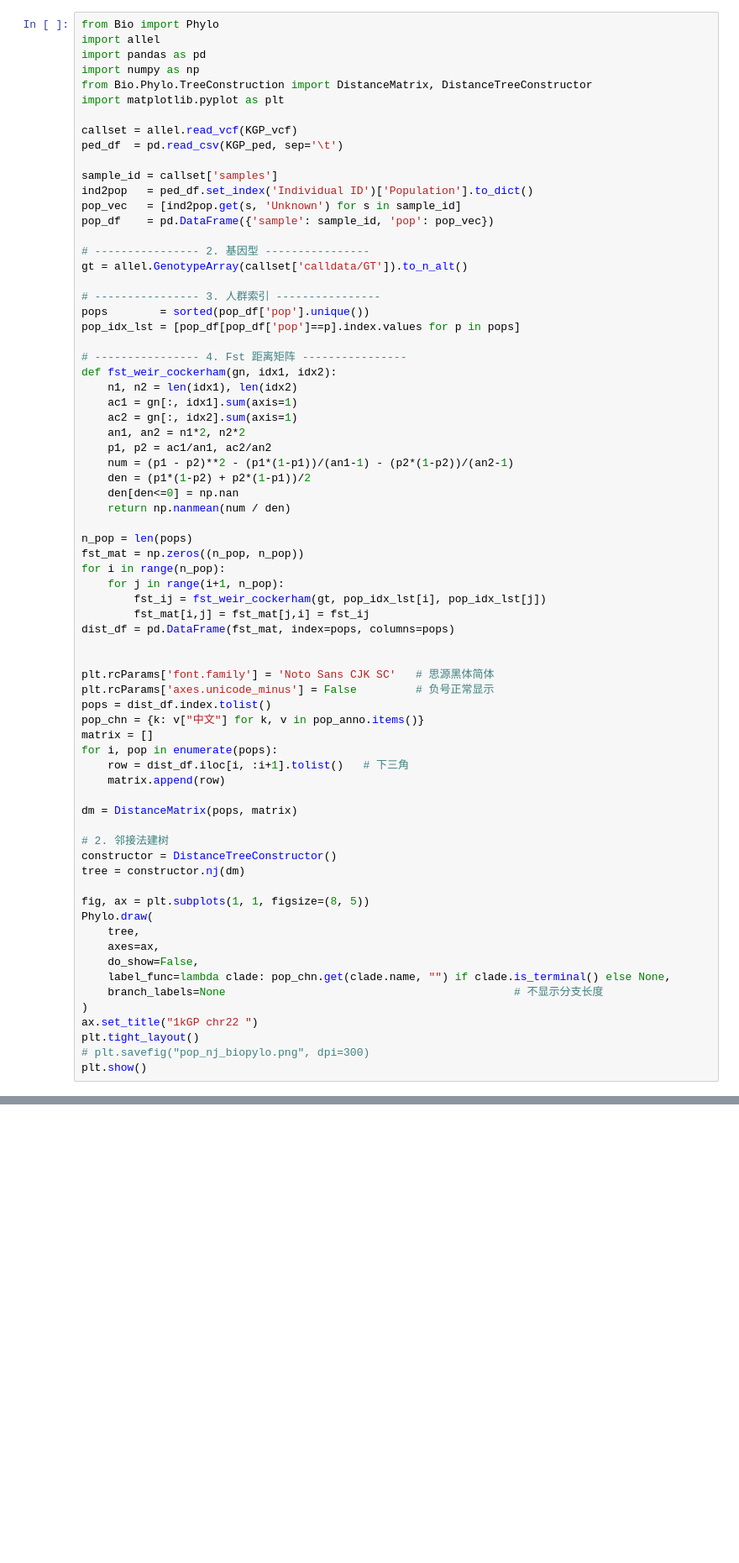
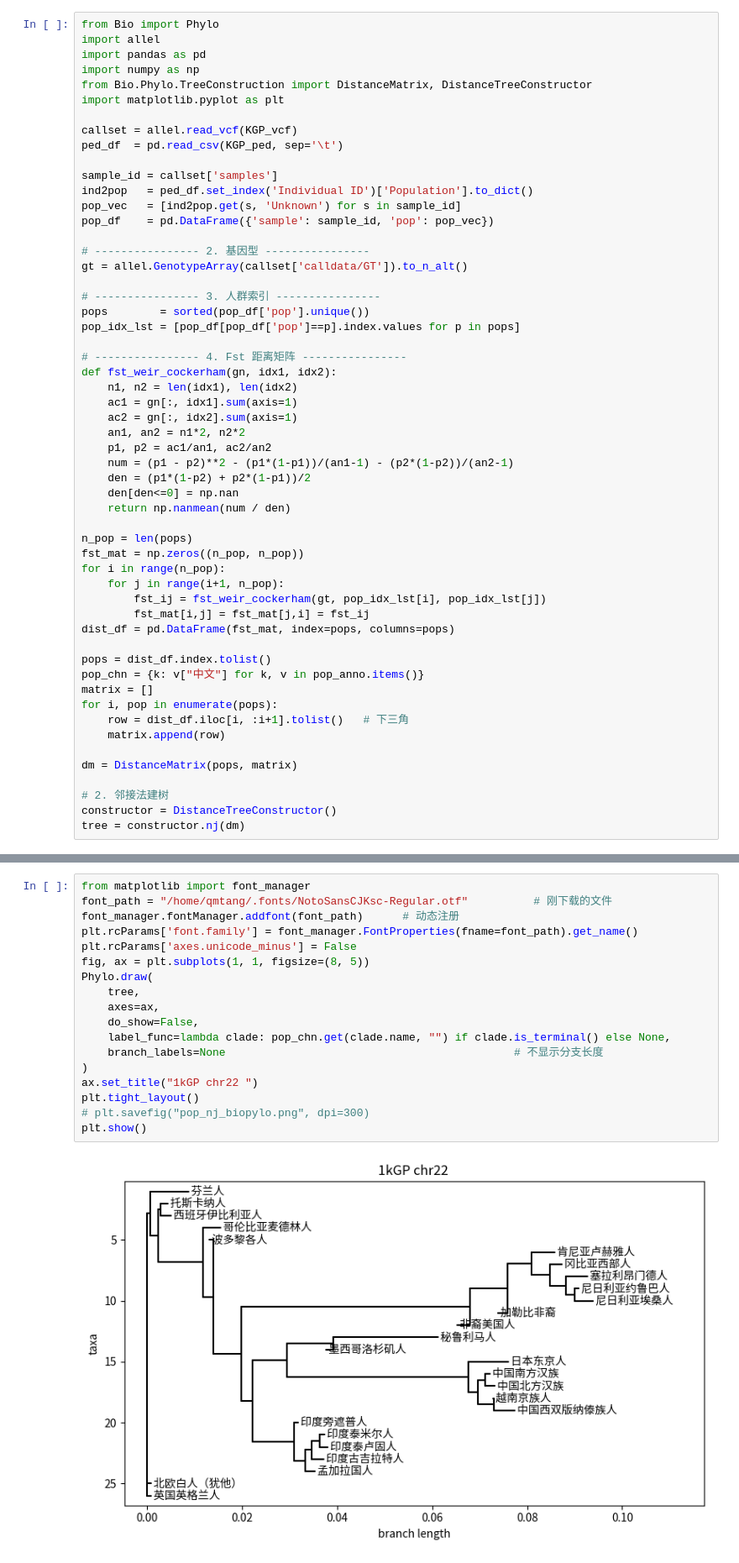
Before and after one commit to MaoLab-CD/EvoFill, a Jupyter notebook: notebook/1kGP_Partitioning.ipynb, the cells around one changed output, grey strips where cells are left out. Shown at 84% size. Saved outputs shown, nothing was run; the diff lists cells and outputs as text; blank space fills up the shorter version.

```diff
--- a/notebook/1kGP_Partitioning.ipynb
+++ b/notebook/1kGP_Partitioning.ipynb
@@ -121,9 +135,6 @@ for i in range(n_pop):
         fst_mat[i,j] = fst_mat[j,i] = fst_ij
 dist_df = pd.DataFrame(fst_mat, index=pops, columns=pops)
 
-
-plt.rcParams['font.family'] = 'Noto Sans CJK SC'   # 思源黑体简体
-plt.rcParams['axes.unicode_minus'] = False         # 负号正常显示
 pops = dist_df.index.tolist()
 pop_chn = {k: v["中文"] for k, v in pop_anno.items()}
 matrix = []
@@ -136,16 +147,3 @@ dm = DistanceMatrix(pops, matrix)
 # 2. 邻接法建树
 constructor = DistanceTreeConstructor()
 tree = constructor.nj(dm)
-
-fig, ax = plt.subplots(1, 1, figsize=(8, 5))
-Phylo.draw(
-    tree,
-    axes=ax,
-    do_show=False,
-    label_func=lambda clade: pop_chn.get(clade.name, "") if clade.is_terminal() else None,
-    branch_labels=None                                            # 不显示分支长度
-)
-ax.set_title("1kGP chr22 ")
-plt.tight_layout()
-# plt.savefig("pop_nj_biopylo.png", dpi=300)
-plt.show()
@@ -153,0 +150,20 @@ plt.show()
+# %%
+from matplotlib import font_manager
+font_path = "/home/qmtang/.fonts/NotoSansCJKsc-Regular.otf"          # 刚下载的文件
+font_manager.fontManager.addfont(font_path)      # 动态注册
+plt.rcParams['font.family'] = font_manager.FontProperties(fname=font_path).get_name()
+plt.rcParams['axes.unicode_minus'] = False
+fig, ax = plt.subplots(1, 1, figsize=(8, 5))
+Phylo.draw(
+    tree,
+    axes=ax,
+    do_show=False,
+    label_func=lambda clade: pop_chn.get(clade.name, "") if clade.is_terminal() else None,
+    branch_labels=None                                            # 不显示分支长度
+)
+ax.set_title("1kGP chr22 ")
+plt.tight_layout()
+# plt.savefig("pop_nj_biopylo.png", dpi=300)
+plt.show()
+# %% [output]
+[figure, added]
```
Also changed, not shown: parts of 15 cells of this notebook, 14 other files.
